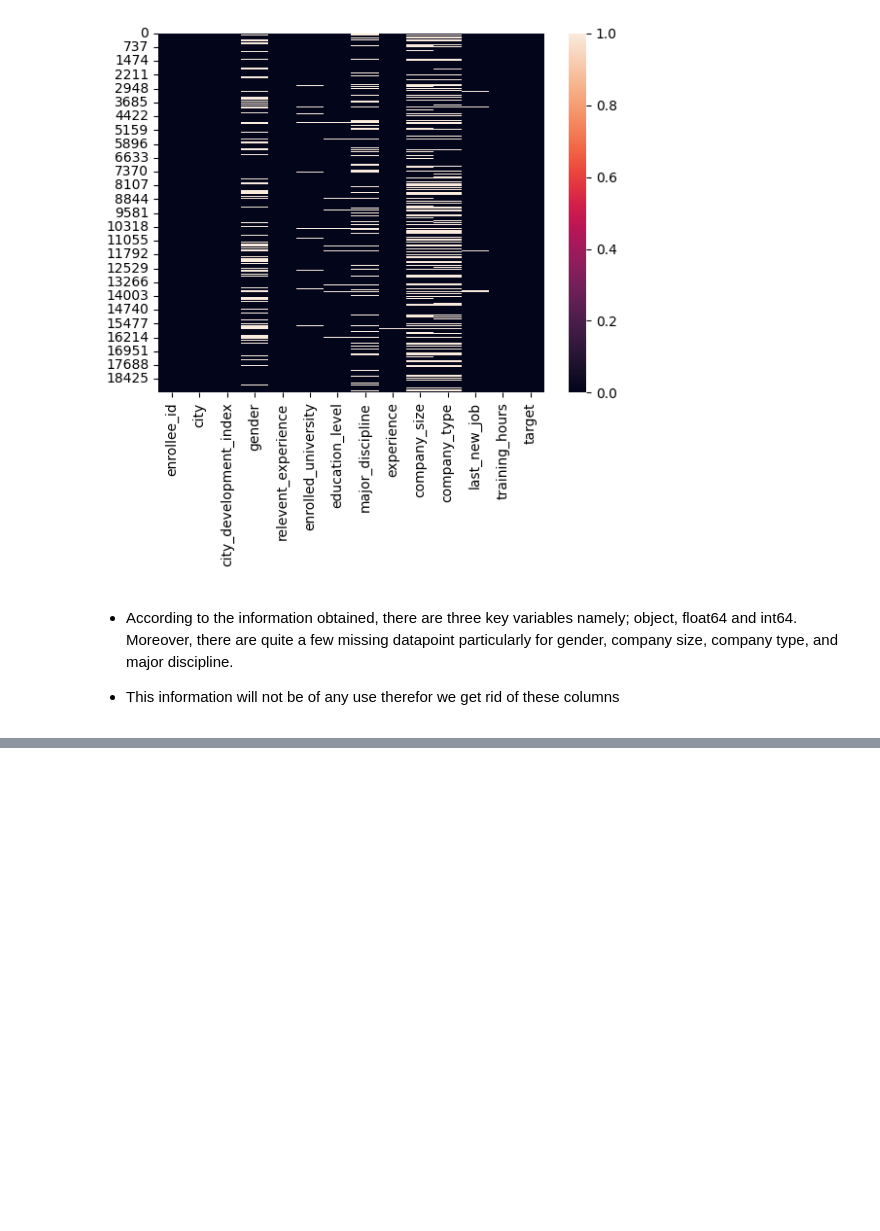
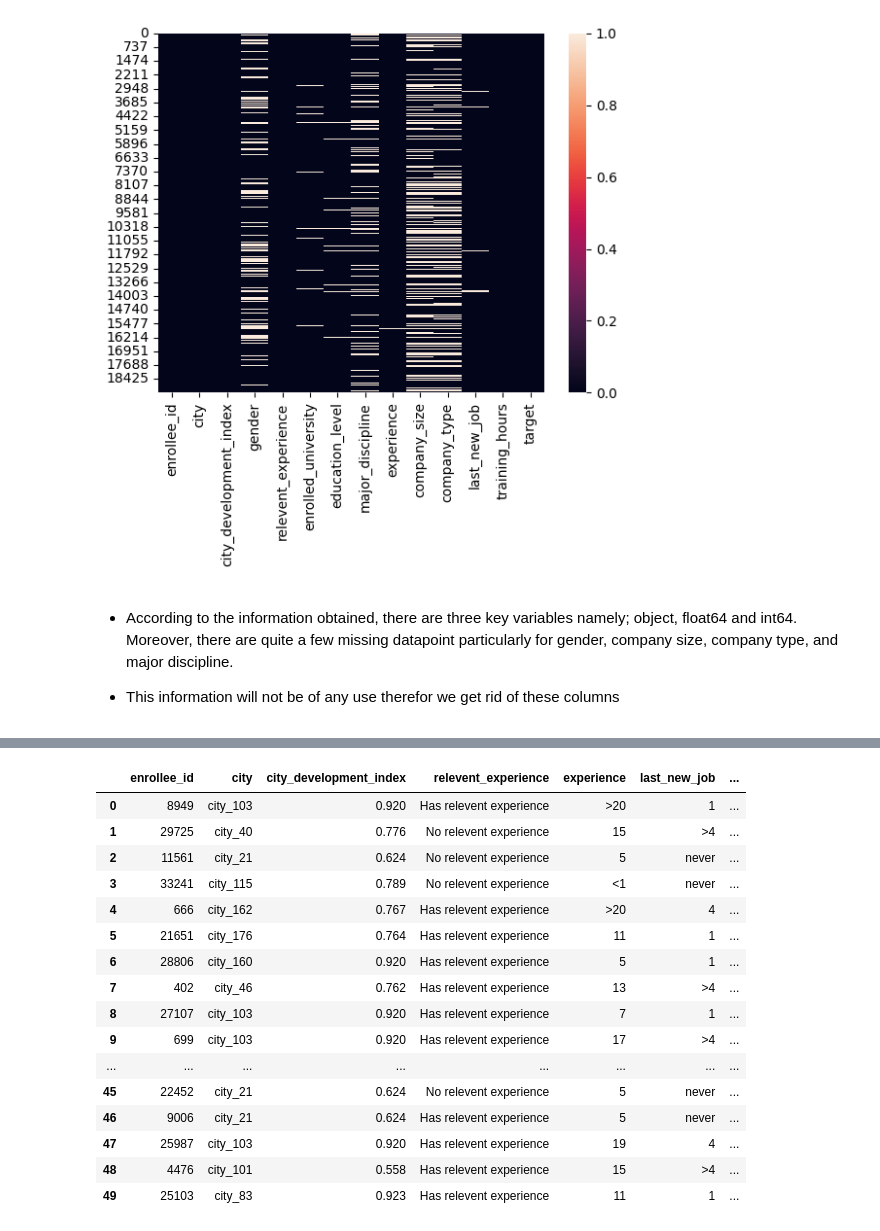
Before and after one commit to asiemachris12/DS-Job-Change-Prediction-Machine-Learning-Project, a Jupyter notebook: 002-DS Job Change.ipynb, the cells around one changed output, grey strips where cells are left out. Saved outputs shown, nothing was run; the diff lists cells and outputs as text; code cells hidden in the pictures; blank space fills up the shorter version.

```diff
--- a/002-DS Job Change.ipynb
+++ b/002-DS Job Change.ipynb
@@ -148,0 +202,28 @@ df_dropped
+# %%
+# Define a function to categorize the values
+def categorize_years(years):
+    if years in ['1', '2']:
+        return '1'
+    elif years in ['3', '4']:
+        return '0'
+    elif years == '>4':
+        return '0'
+    else:
+        return '0'
+
+# Apply the categorization
+df_cleaned['years_category'] = df_cleaned['last_new_job'].apply(categorize_years)
+
+# One-hot encode the 'years_category' column
+one_hot_encoded = pd.get_dummies(df_cleaned, columns=['years_category'])
+
+# Filter users who stayed less than or equal to 2 years
+filtered_df = df_cleaned[df_cleaned['years_category'] == '0-2 years']
+
+# Calculate the job change percentage
+job_change_percent = (filtered_df['last_new_job'].sum() / filtered_df.shape[1]) * 100
+
+print(f"Job change percent for users who stayed <= 2 years: {job_change_percent:.2f}%")
+
+# Display the one-hot encoded DataFrame
+print(one_hot_encoded)
@@ -148,0 +248,20 @@ df_dropped
+# %%
+df_cleaned.head(50)
+# %% [output]
+|  | enrollee_id | city | city_development_index | relevent_experience | experience | last_new_job | ... |
+| 0 | 8949 | city_103 | 0.920 | Has relevent experience | >20 | 1 | ... |
+| 1 | 29725 | city_40 | 0.776 | No relevent experience | 15 | >4 | ... |
+| 2 | 11561 | city_21 | 0.624 | No relevent experience | 5 | never | ... |
+| 3 | 33241 | city_115 | 0.789 | No relevent experience | <1 | never | ... |
+| 4 | 666 | city_162 | 0.767 | Has relevent experience | >20 | 4 | ... |
+| 5 | 21651 | city_176 | 0.764 | Has relevent experience | 11 | 1 | ... |
+| 6 | 28806 | city_160 | 0.920 | Has relevent experience | 5 | 1 | ... |
+| 7 | 402 | city_46 | 0.762 | Has relevent experience | 13 | >4 | ... |
+| 8 | 27107 | city_103 | 0.920 | Has relevent experience | 7 | 1 | ... |
+| 9 | 699 | city_103 | 0.920 | Has relevent experience | 17 | >4 | ... |
+| ... | ... | ... | ... | ... | ... | ... | ... |
+| 45 | 22452 | city_21 | 0.624 | No relevent experience | 5 | never | ... |
+| 46 | 9006 | city_21 | 0.624 | Has relevent experience | 5 | never | ... |
+| 47 | 25987 | city_103 | 0.920 | Has relevent experience | 19 | 4 | ... |
+| 48 | 4476 | city_101 | 0.558 | Has relevent experience | 15 | >4 | ... |
+| 49 | 25103 | city_83 | 0.923 | Has relevent experience | 11 | 1 | ... |
```
Also changed, not shown: parts of 22 cells of this notebook, 9 other files.
